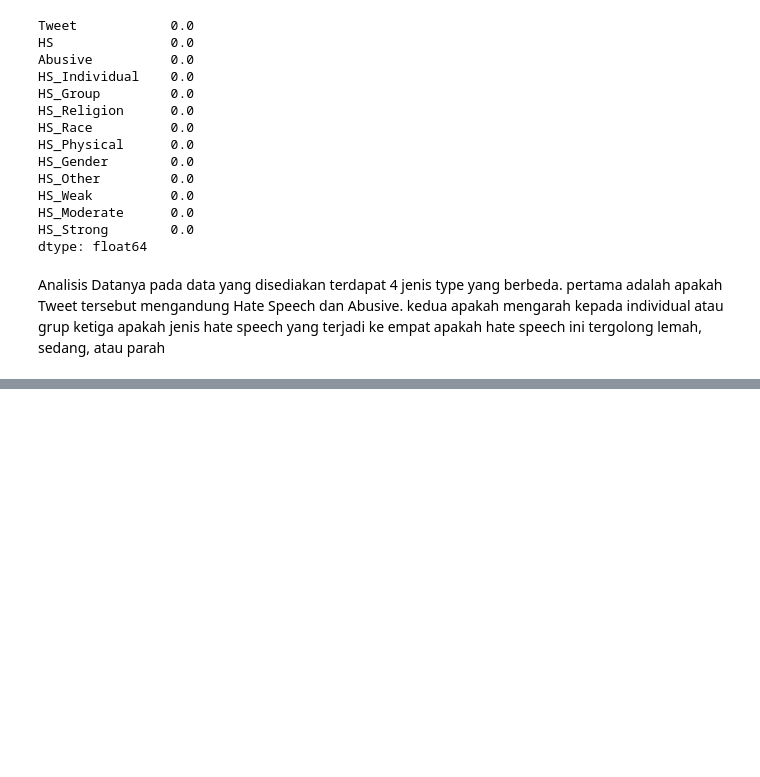
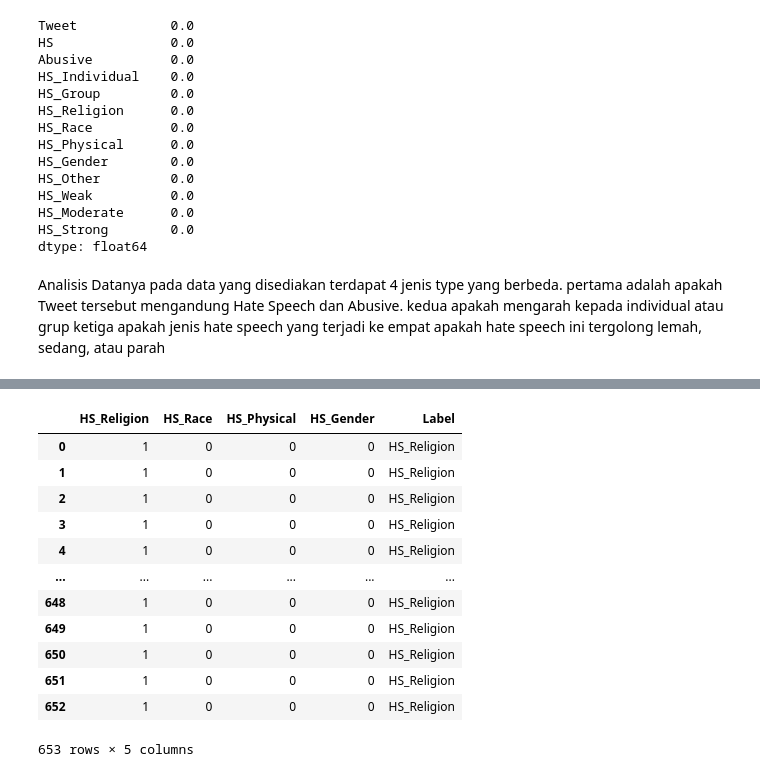
Before and after one commit to Athaelthes/binar-gold-challenge, a Jupyter notebook: AnalisisData.ipynb, the cells around one changed output, grey strips where cells are left out. Saved outputs shown, nothing was run; the diff lists cells and outputs as text; code cells hidden in the pictures; blank space fills up the shorter version.

```diff
--- a/AnalisisData.ipynb
+++ b/AnalisisData.ipynb
@@ -120,17 +120,3 @@ pertama adalah apakah Tweet tersebut mengandung Hate Speech dan Abusive.
 kedua apakah mengarah kepada individual atau grup
 ketiga apakah jenis hate speech yang terjadi
 ke empat apakah hate speech ini tergolong lemah, sedang, atau parah
-# %%
-# Pada data yang disediakan
-
-def JenisPertama(x,y):
-    if x == 1 and y == 1:
-        return 'Hate Speech & Abusive'
-    elif x == 1 and y == 0:
-        return 'Hate Speech'
-    elif x == 0 and y == 1:
-        return 'Abusive'
-    else:
-        return 'Not Found'
-
-data['type'] = data[['HS','Abusive']].apply(JenisPertama)
@@ -139,13 +122,0 @@ TypeError: JenisPertama() missing 1 required positional argument: 'y'
-# %%
-type= []
-
-for i in data[['HS','Abusive']]:
-    if i[0] == 1 and i[1] == 1:
-       type.append('HS & Abusive')
-    elif i[0] == 1 and i[1] == 0:
-       type.append('HS')
-    elif i[0] == 0 and i[1] == 1:
-        type.append('Abusive')
-    else:
-        type.append('Not found')
-data['type'] = data.apply(JenisPertama, axis=1)
@@ -153,0 +318,3 @@ TypeError: JenisPertama() missing 1 required positional argument: 'y'
+# %%
+data_filter3 = data[["HS_Religion","HS_Race", "HS_Physical", "HS_Gender"]]
+data_filter3
@@ -153,0 +335,18 @@ TypeError: JenisPertama() missing 1 required positional argument: 'y'
+# %%
+df1 = data_filter3.loc[(data_filter3["HS_Religion"] == 1) & (data_filter3["HS_Race"] == 0) & (data_filter3["HS_Physical"] == 0) & (data_filter3["HS_Gender"] == 0) ].reset_index(drop=True)
+df1["Label"] = 'HS_Religion'
+df1
+# %% [output]
+|  | HS_Religion | HS_Race | HS_Physical | HS_Gender | Label |
+| 0 | 1 | 0 | 0 | 0 | HS_Religion |
+| 1 | 1 | 0 | 0 | 0 | HS_Religion |
+| 2 | 1 | 0 | 0 | 0 | HS_Religion |
+| 3 | 1 | 0 | 0 | 0 | HS_Religion |
+| 4 | 1 | 0 | 0 | 0 | HS_Religion |
+| ... | ... | ... | ... | ... | ... |
+| 648 | 1 | 0 | 0 | 0 | HS_Religion |
+| 649 | 1 | 0 | 0 | 0 | HS_Religion |
+| 650 | 1 | 0 | 0 | 0 | HS_Religion |
+| 651 | 1 | 0 | 0 | 0 | HS_Religion |
+| 652 | 1 | 0 | 0 | 0 | HS_Religion |
+653 rows × 5 columns
```
Also changed, not shown: parts of 25 cells of this notebook, 8 other files.
